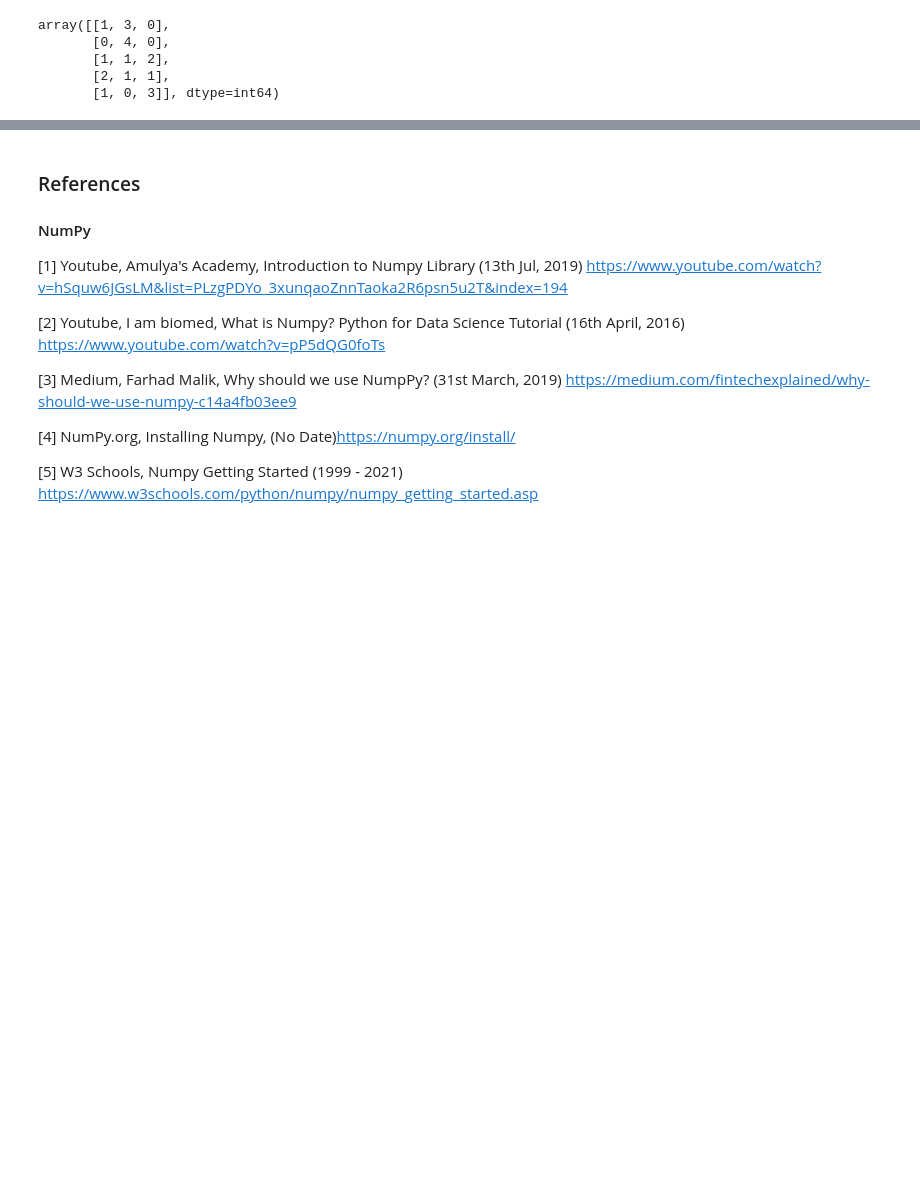
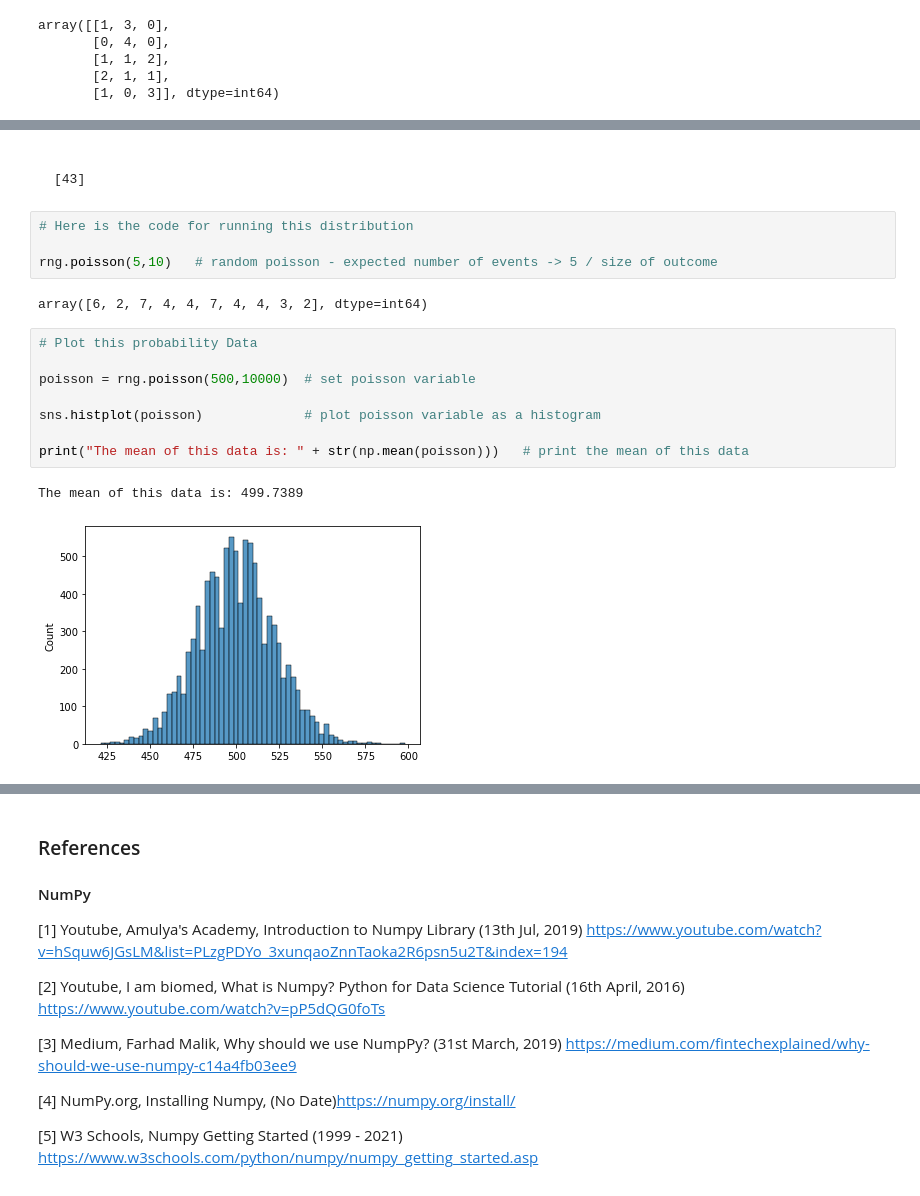
Before and after one commit to VCurry20/PDANumpy, a Jupyter notebook: Numpy.ipynb, the cells around one changed output, grey strips where cells are left out. Cells and saved outputs as stored; diff of their text form; blank space fills up the shorter version.

Commit message:
poisson

```diff
--- a/Numpy.ipynb
+++ b/Numpy.ipynb
@@ -1100,0 +1114,19 @@ sns.distplot(rolls, hist= True)
+# %% [markdown]
+                                                                                                                [43]
+# %%
+# Here is the code for running this distribution
+
+rng.poisson(5,10)   # random poisson - expected number of events -> 5 / size of outcome
+# %% [output]
+array([6, 2, 7, 4, 4, 7, 4, 4, 3, 2], dtype=int64)
+# %%
+# Plot this probability Data
+
+poisson = rng.poisson(500,10000)  # set poisson variable
+
+sns.histplot(poisson)             # plot poisson variable as a histogram
+
+print("The mean of this data is: " + str(np.mean(poisson)))   # print the mean of this data
+# %% [output]
+The mean of this data is: 499.7389
+[figure, added]
```
Also changed, not shown: parts of 61 cells of this notebook, 1 other file.
